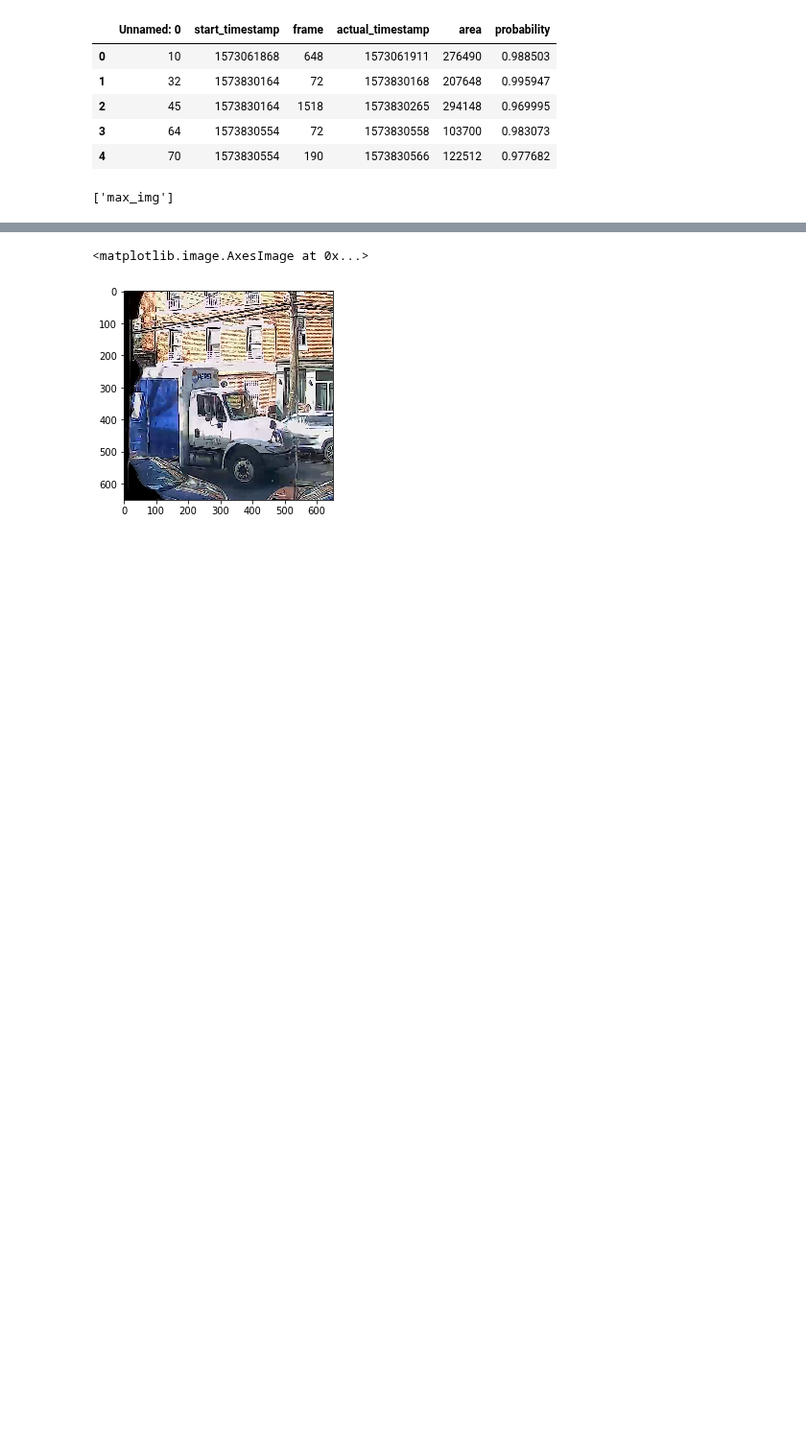
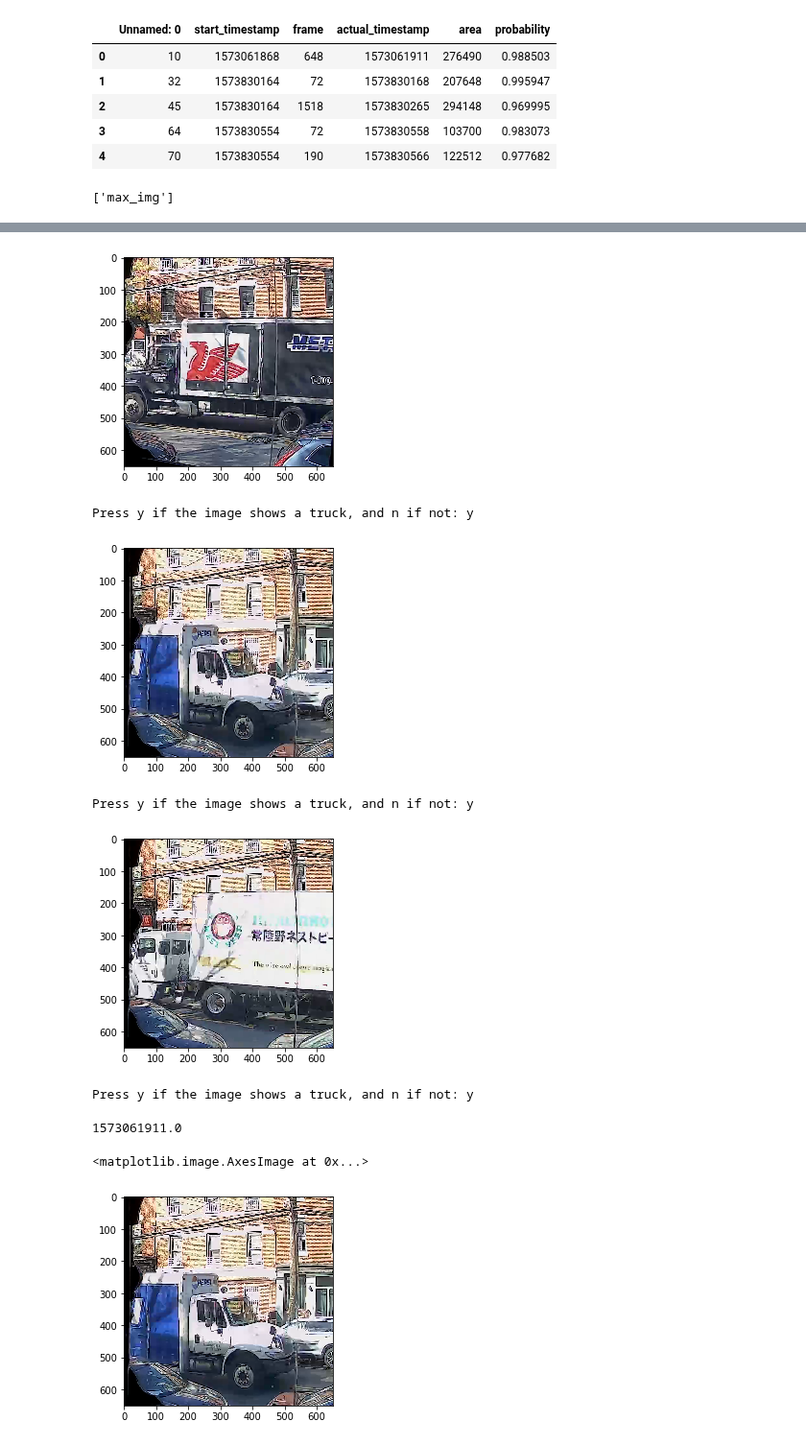
Before and after one commit to marin-hyatt/public-redhook-analysis, a Jupyter notebook: notebooks/Human_Annotation_Tool.ipynb, the cells around one changed output, grey strips where cells are left out. Shown at 96% size. Drawn from its saved outputs; the diff is of its cells as text; code cells hidden in the pictures; blank space fills up the shorter version.

```diff
--- a/notebooks/Human_Annotation_Tool.ipynb
+++ b/notebooks/Human_Annotation_Tool.ipynb
@@ -60,7 +73,7 @@ def switch_color(img):
             rgb_arr = img[:][i][j]
             #swapping r with b
             rgb_arr[0], rgb_arr[2] = rgb_arr[2], rgb_arr[0]
-    return switched_img
+    return img
 # %%
 def annotate_img(img_arr, idx_arr, annotation_list):
     """
@@ -78,19 +91,57 @@ def annotate_img(img_arr, idx_arr, annotation_list):
     annotation_list : array
         Array to append both the annotations for the images and the indices of the images in img_arr.
     """
+    #for reading audio
+    CHUNK = 1024
+
     for i in idx_arr:
         img = img_arr[i][5]
+
         #display img
         plt.imshow(switch_color(img))
         plt.show()
-        #truck or no?
-        annotation = input("Press y if the image shows a truck, and n if not: ")
+
+        #play 1 second clip of audio (for this simple indexing of the audio list to work, we need to make sure
+        #the audio list corresponds with the masked list)
+        short_sound = wave.open(audio_list[i] 'rb')
+        p = pyaudio.PyAudio()
+
+        stream = p.open(format=p.get_format_from_width(short_sound.getsampwidth()),
+                channels=short_sound.getnchannels(),
+                rate=short_sound.getframerate(),
+                output=True)
+
+        data = short_sound.readframes(CHUNK)
+
+        while len(data) > 0:
+            stream.write(data)
+            data = short_sound.readframes(CHUNK)
+
+        stream.stop_stream()
+        stream.close()
+
+        p.terminate()
+
+        #truck or no? not sure?
+        annotation = input("Press y if the image shows a truck, and n if not. Press m if you are unsure: ")
+
         #add answer to annotation_list
         annotation_list.append([i, annotation])
 # %%
 test_annotation_list = []
 # %%
-# annotate_img(max_img, [0, 1, 2], test_annotation_list)
+annotate_img(max_img, [0, 1, 2], test_annotation_list)
+# %% [output]
+[figure, added]
+Press y if the image shows a truck, and n if not: y
+[figure, added]
+Press y if the image shows a truck, and n if not: y
+[figure, added]
+Press y if the image shows a truck, and n if not: y
+# %%
+max_img[0][2]
+# %% [output]
+1573061911.0
 # %%
 plt.imshow(switch_color(max_img[1][5]))
 # %% [output]
```
Also changed, not shown: parts of 4 cells of this notebook, 2 other files.
